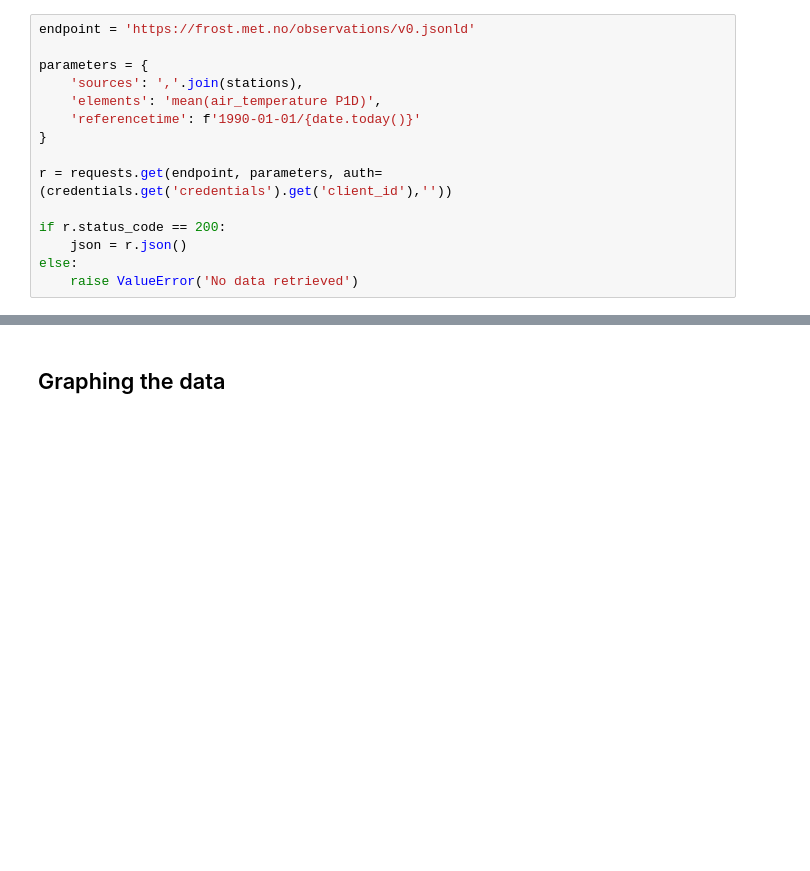
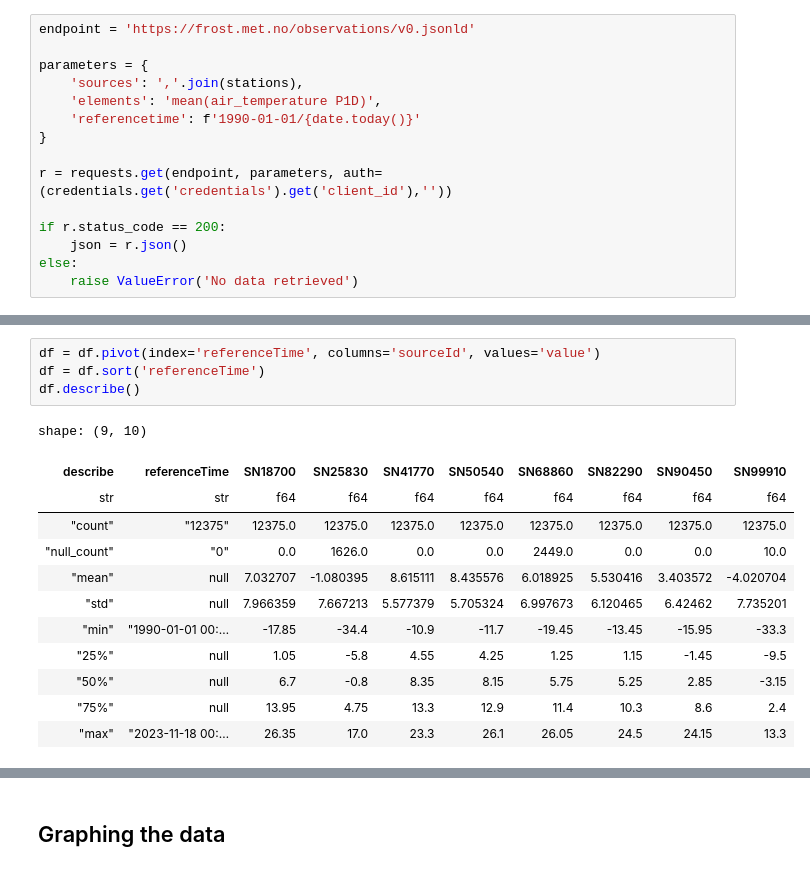
Before and after one commit to magnushelliesen/frost-weather-data, a Jupyter notebook: frost-weather-data.ipynb, the cells around one changed output, grey strips where cells are left out. Saved outputs shown, nothing was run; the diff lists cells and outputs as text; blank space fills up the shorter version.

```diff
--- a/frost-weather-data.ipynb
+++ b/frost-weather-data.ipynb
@@ -156,3 +165,20 @@ df.describe()
+# %%
+df = df.pivot(index='referenceTime', columns='sourceId', values='value')
+df = df.sort('referenceTime')
+df.describe()
+# %% [output]
+shape: (9, 10)
+| describe | referenceTime | SN18700 | SN25830 | SN41770 | SN50540 | SN68860 | SN82290 | SN90450 | SN99910 |
+| str | str | f64 | f64 | f64 | f64 | f64 | f64 | f64 | f64 |
+| "count" | "12375" | 12375.0 | 12375.0 | 12375.0 | 12375.0 | 12375.0 | 12375.0 | 12375.0 | 12375.0 |
+| "null_count" | "0" | 0.0 | 1626.0 | 0.0 | 0.0 | 2449.0 | 0.0 | 0.0 | 10.0 |
+| "mean" | null | 7.032707 | -1.080395 | 8.615111 | 8.435576 | 6.018925 | 5.530416 | 3.403572 | -4.020704 |
+| "std" | null | 7.966359 | 7.667213 | 5.577379 | 5.705324 | 6.997673 | 6.120465 | 6.42462 | 7.735201 |
+| "min" | "1990-01-01 00:… | -17.85 | -34.4 | -10.9 | -11.7 | -19.45 | -13.45 | -15.95 | -33.3 |
+| "25%" | null | 1.05 | -5.8 | 4.55 | 4.25 | 1.25 | 1.15 | -1.45 | -9.5 |
+| "50%" | null | 6.7 | -0.8 | 8.35 | 8.15 | 5.75 | 5.25 | 2.85 | -3.15 |
+| "75%" | null | 13.95 | 4.75 | 13.3 | 12.9 | 11.4 | 10.3 | 8.6 | 2.4 |
+| "max" | "2023-11-18 00:… | 26.35 | 17.0 | 23.3 | 26.1 | 26.05 | 24.5 | 24.15 | 13.3 |
 # %%
 # Looking at a slice of the final data
 df.tail()
```
Also changed, not shown: parts of 5 cells of this notebook.
